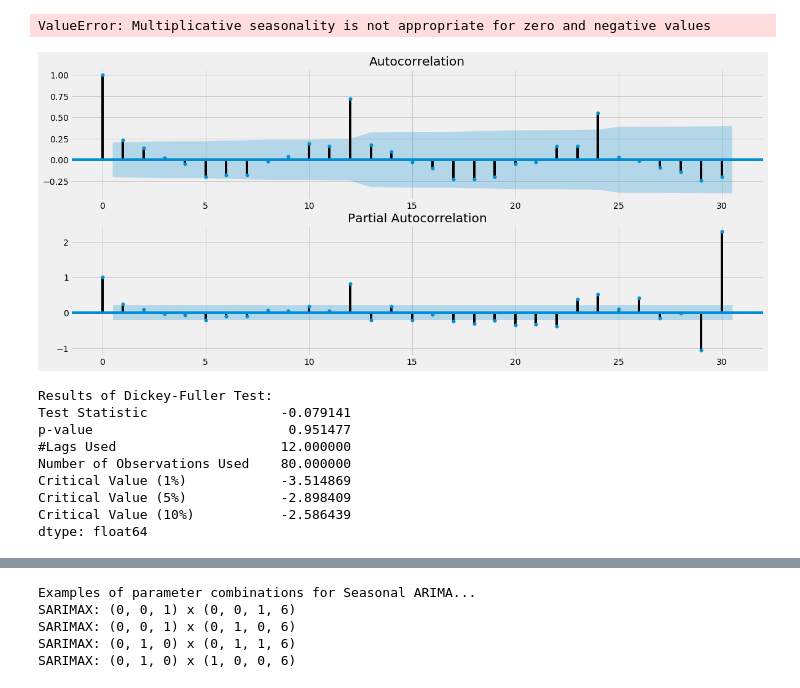
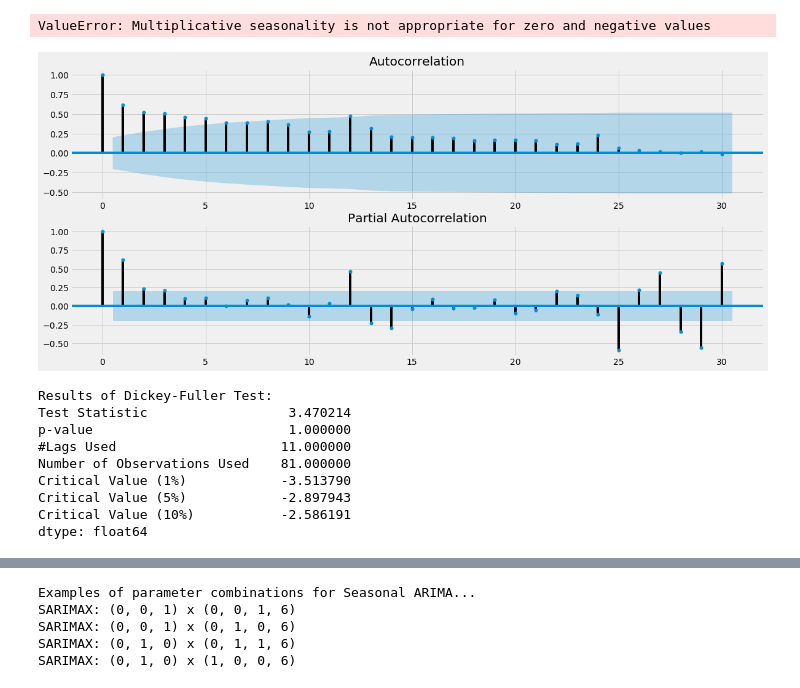
Before and after one commit to dkjastpe/dkjastpe, a Jupyter notebook: Financial_Forecasting_Model_Internship.ipynb, the cells around one changed output, grey strips where cells are left out. Drawn from its saved outputs; the diff is of its cells as text; code cells hidden in the pictures.

```diff
--- a/Financial_Forecasting_Model_Internship.ipynb
+++ b/Financial_Forecasting_Model_Internship.ipynb
@@ -29,8 +29,8 @@ import matplotlib
 import seaborn as sns
 # %%
 #Data
-df = pd.read_csv("data/ebit.csv", delimiter=";", decimal=",")
-df.columns = ['year','ebit']
+df = pd.read_csv("data/opex.csv", delimiter=";", decimal=",")
+df.columns = ['year','opex']
 df.head(3)
 df.describe()
 # %% [output]
@@ -102,33 +102,33 @@ ValueError: Multiplicative seasonality is not appropriate for zero and negative
 # %%
 #Stationarity
 from statsmodels.graphics.tsaplots import plot_acf
 from statsmodels.graphics.tsaplots import plot_pacf
 
 pyplot.figure()
 pyplot.subplot(211)
-plot_acf(y.ebit, ax=pyplot.gca(), lags = 30)
+plot_acf(y.opex, ax=pyplot.gca(), lags = 30)
 pyplot.subplot(212)
-plot_pacf(y.ebit, ax=pyplot.gca(), lags = 30)
+plot_pacf(y.opex, ax=pyplot.gca(), lags = 30)
 pyplot.show()
 # %% [output]
-[figure, old version]
+[figure, new version]
 # %%
 #Augmented Dickey-Fuller Test & Perform Dickey-Fuller test:
 print ('Results of Dickey-Fuller Test:')
-dftest = adfuller(y.ebit, autolag='AIC')
+dftest = adfuller(y.opex, autolag='AIC')
 dfoutput = pd.Series(dftest[0:4], index=['Test Statistic','p-value','#Lags Used','Number of Observations Used'])
 for key,value in dftest[4].items():
     dfoutput['Critical Value (%s)'%key] = value
 print (dfoutput)
 # %% [output]
 Results of Dickey-Fuller Test:
-Test Statistic                 -0.079141
-p-value                         0.951477
-#Lags Used                     12.000000
-Number of Observations Used    80.000000
-Critical Value (1%)            -3.514869
-Critical Value (5%)            -2.898409
-Critical Value (10%)           -2.586439
+Test Statistic                  3.470214
+p-value                         1.000000
+#Lags Used                     11.000000
+Number of Observations Used    81.000000
+Critical Value (1%)            -3.513790
+Critical Value (5%)            -2.897943
+Critical Value (10%)           -2.586191
 dtype: float64
 # %%
 def test_stationarity(timeseries):
```
Also changed, not shown: parts of 19 cells of this notebook, 2 other files.
